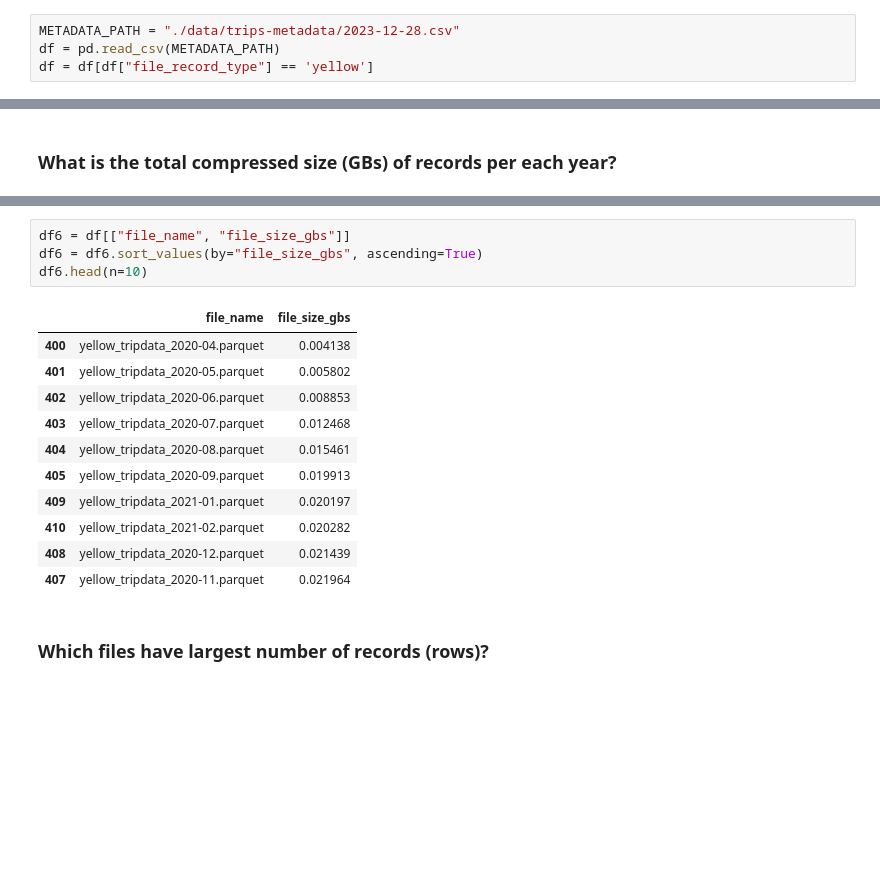
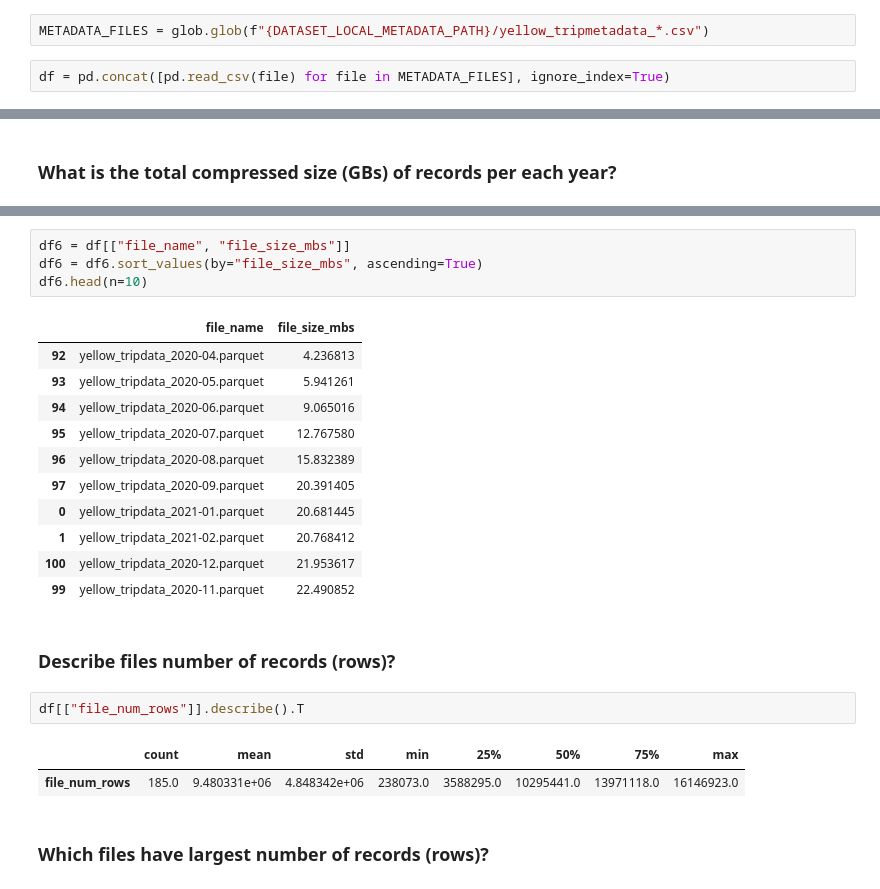
Before and after one commit to lykmapipo/NYC-TLC-Trip-Data, a Jupyter notebook: explore_yellow_trips_metadata.ipynb, the cells around one changed output, grey strips where cells are left out. Cells and saved outputs as stored; diff of their text form; blank space fills up the shorter version.

```diff
--- a/explore_yellow_trips_metadata.ipynb
+++ b/explore_yellow_trips_metadata.ipynb
@@ -19,9 +28,9 @@ import pandas as pd
 # %% [markdown]
 ### Load the data
+# %%
+METADATA_FILES = glob.glob(f"{DATASET_LOCAL_METADATA_PATH}/yellow_tripmetadata_*.csv")
 # %%
-METADATA_PATH = "./data/trips-metadata/2023-12-28.csv"
-df = pd.read_csv(METADATA_PATH)
-df = df[df["file_record_type"] == 'yellow']
+df = pd.concat([pd.read_csv(file) for file in METADATA_FILES], ignore_index=True)
 # %% [markdown]
 ### Print data summary
 # %%
@@ -155,19 +171,26 @@ df5.head(n=10)
 # %%
-df6 = df[["file_name", "file_size_gbs"]]
-df6 = df6.sort_values(by="file_size_gbs", ascending=True)
+df6 = df[["file_name", "file_size_mbs"]]
+df6 = df6.sort_values(by="file_size_mbs", ascending=True)
 df6.head(n=10)
 # %% [output]
-|  | file_name | file_size_gbs |
-| 400 | yellow_tripdata_2020-04.parquet | 0.004138 |
-| 401 | yellow_tripdata_2020-05.parquet | 0.005802 |
-| 402 | yellow_tripdata_2020-06.parquet | 0.008853 |
-| 403 | yellow_tripdata_2020-07.parquet | 0.012468 |
-| 404 | yellow_tripdata_2020-08.parquet | 0.015461 |
-| 405 | yellow_tripdata_2020-09.parquet | 0.019913 |
-| 409 | yellow_tripdata_2021-01.parquet | 0.020197 |
-| 410 | yellow_tripdata_2021-02.parquet | 0.020282 |
-| 408 | yellow_tripdata_2020-12.parquet | 0.021439 |
-| 407 | yellow_tripdata_2020-11.parquet | 0.021964 |
+|  | file_name | file_size_mbs |
+| 92 | yellow_tripdata_2020-04.parquet | 4.236813 |
+| 93 | yellow_tripdata_2020-05.parquet | 5.941261 |
+| 94 | yellow_tripdata_2020-06.parquet | 9.065016 |
+| 95 | yellow_tripdata_2020-07.parquet | 12.767580 |
+| 96 | yellow_tripdata_2020-08.parquet | 15.832389 |
+| 97 | yellow_tripdata_2020-09.parquet | 20.391405 |
+| 0 | yellow_tripdata_2021-01.parquet | 20.681445 |
+| 1 | yellow_tripdata_2021-02.parquet | 20.768412 |
+| 100 | yellow_tripdata_2020-12.parquet | 21.953617 |
+| 99 | yellow_tripdata_2020-11.parquet | 22.490852 |
+# %% [markdown]
+### Describe files number of records (rows)?
+# %%
+df[["file_num_rows"]].describe().T
+# %% [output]
+|  | count | mean | std | min | 25% | 50% | 75% | max |
+| file_num_rows | 185.0 | 9.480331e+06 | 4.848342e+06 | 238073.0 | 3588295.0 | 10295441.0 | 13971118.0 | 16146923.0 |
 # %% [markdown]
 ### Which files have largest number of records (rows)?
 # %%
```
Also changed, not shown: parts of 20 cells of this notebook, 17 other files.
